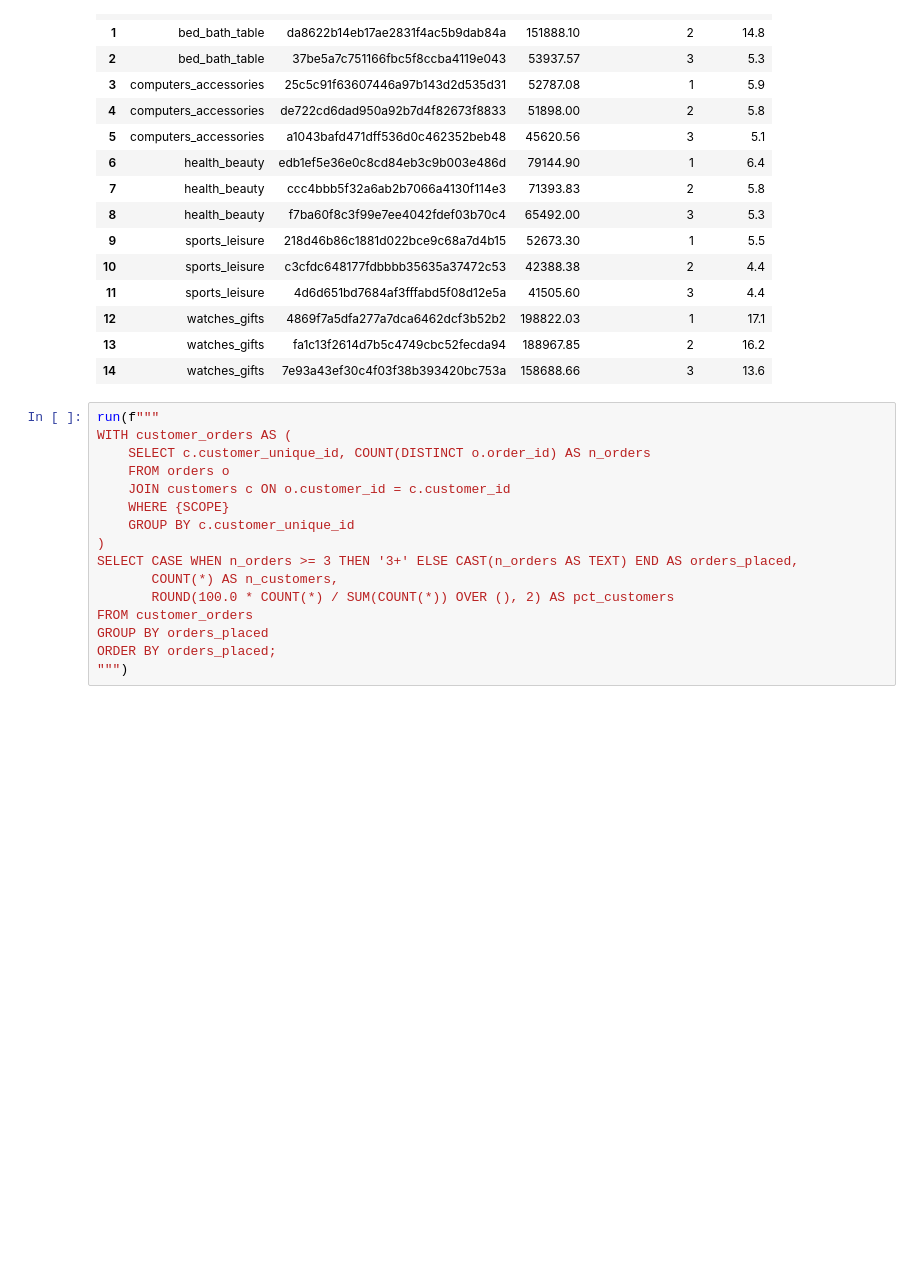
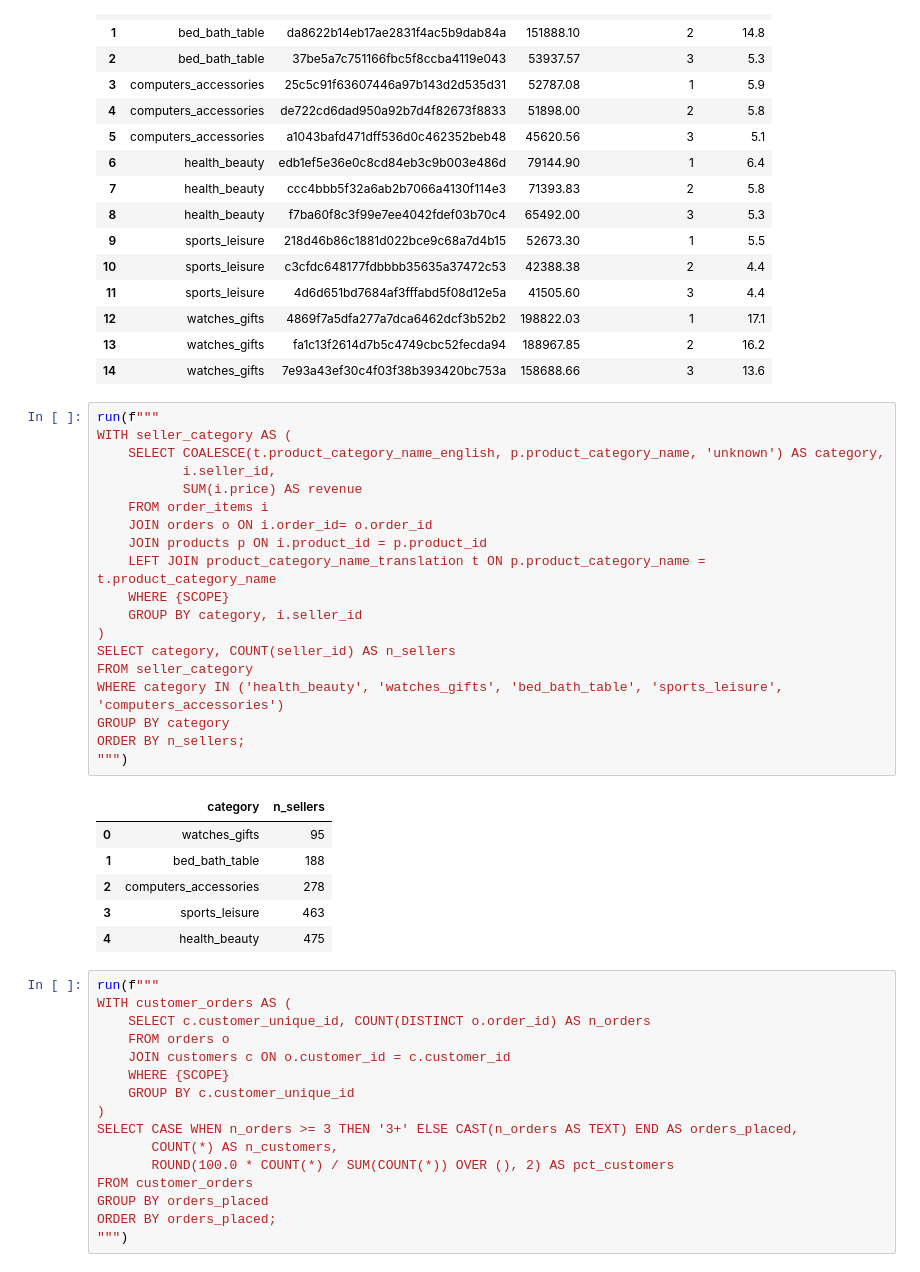
Before and after one commit to PedroAraigiH/olist-sql-analysis, a Jupyter notebook: analysis.ipynb, the cells around one changed output. Drawn from its saved outputs; the diff is of its cells as text; blank space fills up the shorter version.

```diff
--- a/analysis.ipynb
+++ b/analysis.ipynb
@@ -958,6 +1056,32 @@ ORDER BY category, rank_in_category;
 | 12 | watches_gifts | 4869f7a5dfa277a7dca6462dcf3b52b2 | 198822.03 | 1 | 17.1 |
 | 13 | watches_gifts | fa1c13f2614d7b5c4749cbc52fecda94 | 188967.85 | 2 | 16.2 |
 | 14 | watches_gifts | 7e93a43ef30c4f03f38b393420bc753a | 158688.66 | 3 | 13.6 |
+# %%
+run(f"""
+WITH seller_category AS (
+    SELECT COALESCE(t.product_category_name_english, p.product_category_name, 'unknown') AS category,
+           i.seller_id,
+           SUM(i.price) AS revenue
+    FROM order_items i
+    JOIN orders o ON i.order_id= o.order_id
+    JOIN products p ON i.product_id = p.product_id
+    LEFT JOIN product_category_name_translation t ON p.product_category_name = t.product_category_name
+    WHERE {SCOPE}
+    GROUP BY category, i.seller_id
+)
+SELECT category, COUNT(seller_id) AS n_sellers
+FROM seller_category
+WHERE category IN ('health_beauty', 'watches_gifts', 'bed_bath_table', 'sports_leisure', 'computers_accessories')
+GROUP BY category
+ORDER BY n_sellers;
+""")
+# %% [output]
+|  | category | n_sellers |
+| 0 | watches_gifts | 95 |
+| 1 | bed_bath_table | 188 |
+| 2 | computers_accessories | 278 |
+| 3 | sports_leisure | 463 |
+| 4 | health_beauty | 475 |
 # %%
 run(f"""
 WITH customer_orders AS (
```
Also changed, not shown: parts of 9 cells of this notebook, 5 other files.
